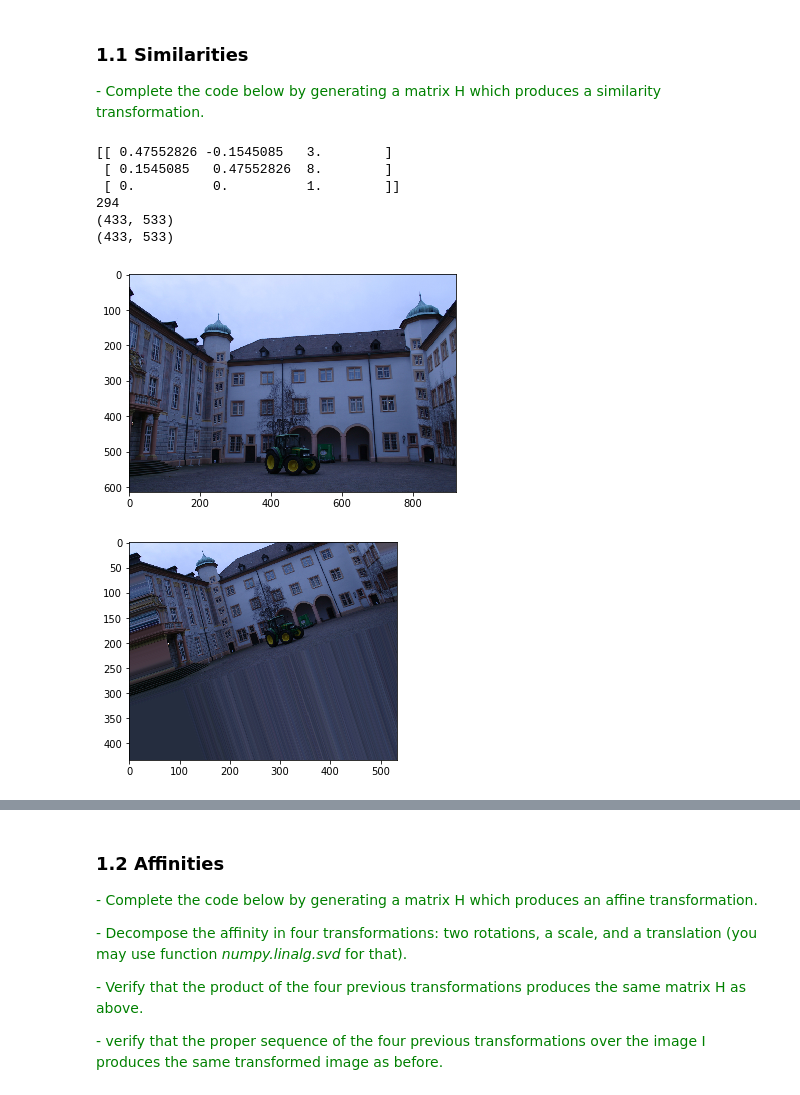
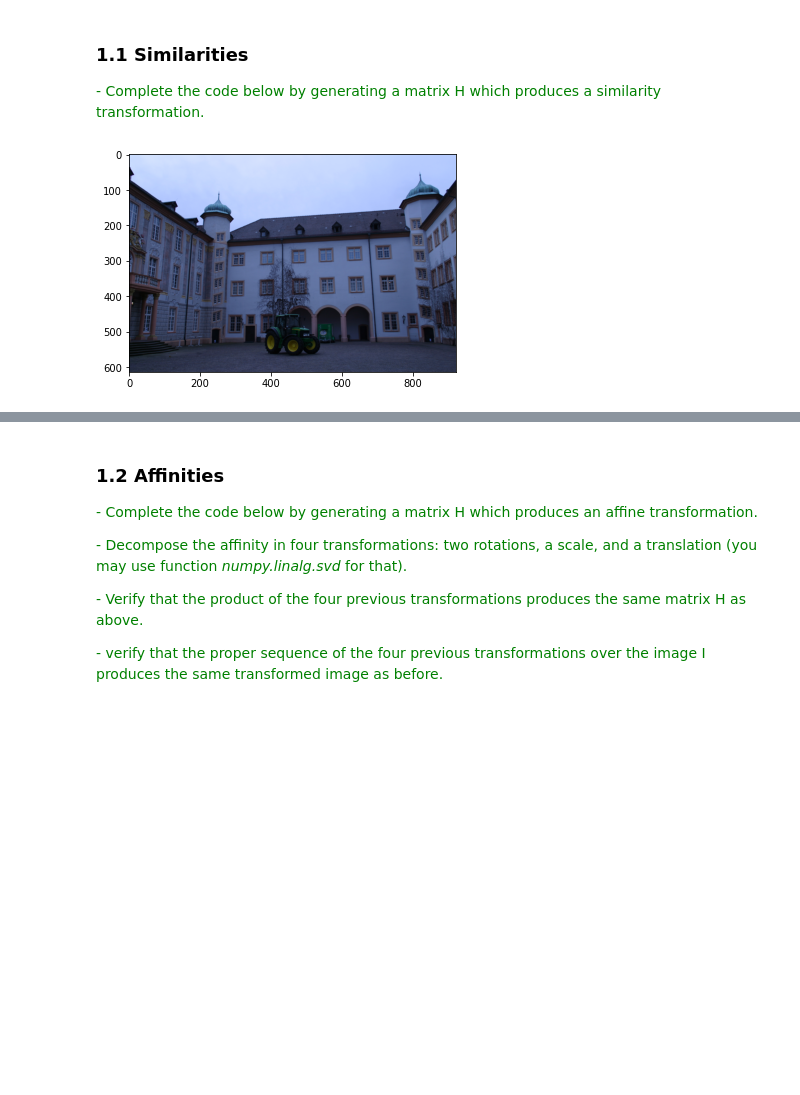
Before and after one commit to brugues/MCV-M4, a Jupyter notebook: lab1/lab1.ipynb, the cells around one changed output, grey strips where cells are left out. Drawn from its saved outputs; the diff is of its cells as text; code cells hidden in the pictures; blank space fills up the shorter version.

Commit message:
Apply_h function

```diff
--- a/lab1/lab1.ipynb
+++ b/lab1/lab1.ipynb
@@ -111,35 +88,34 @@ def apply_H(I, H):
 ### **1.1 Similarities**
 
 <span style='color:Green'> - Complete the code below by generating a matrix H which produces a similarity transformation. </span>
-# %%
-# Format of H in the slides (Lecture 2a)
-
-theta = 0.1*np.pi; # Random angle
-R = [[np.cos(theta), -np.sin(theta)], [np.sin(theta), np.cos(theta)]] #Rotation matrix (https://en.wikipedia.org/wiki/Rotation_matrix)
-s = 0.5 # Scaling factor
-t = [3, 8] # Translation Vector (random values)
-
-H = [[s*R[0][0],  s*R[0][1],  t[0]],
-     [s*R[1][0],  s*R[1][1],  t[1]],
-     [0,  0,  1]]
-
-print(np.asarray(H))
-
-img_path = "./Data/0000_s.png"
-I = Image.open(img_path)
-I_sim = apply_H(np.array(I), H)
-
-I_sim = Image.fromarray(I_sim.astype(np.uint8)) #to convert from array to image
-
-plot_img(I)
-
-plot_img(I_sim)
-# %% [output]
-[[ 0.47552826 -0.1545085   3.        ]
- [ 0.1545085   0.47552826  8.        ]
- [ 0.          0.          1.        ]]
-294
-(433, 533)
-(433, 533)
-[figure, removed]
-[figure, removed]
+# %%
+# Format of H in the slides (Lecture 2a)
+def _create_H(theta, R, s, t):
+    return [[s*R[0][0],  s*R[0][1],  t[0]],
+             [s*R[1][0],  s*R[1][1],  t[1]],
+             [0,  0,  1]]
+img_path = "./Data/0000_s.png"
+I = Image.open(img_path)
+plot_img(I)
+
+# Only Scale
+theta = 0; # Random angle
+R = [[np.cos(theta), -np.sin(theta)], [np.sin(theta), np.cos(theta)]] #Rotation matrix (https://en.wikipedia.org/wiki/Rotation_matrix)
+s = 0.5 # Scaling factor
+t = [0, 0] # Translation Vector (random values)
+I_scale = apply_H(np.array(I), _create_H(theta, R, s, t))
+I_scale = Image.fromarray(I_scale.astype(np.uint8)) #to convert from array to image
+
+# Scale and translation
+t = [50, 100]
+I_scale_translation = apply_H(np.array(I), _create_H(theta, R, s, t))
+I_scale_translation = Image.fromarray(I_scale_translation.astype(np.uint8)) #to convert from array to image
+
+
+# Scale, rotation and translation
+theta = 0.1*np.pi
+R = [[np.cos(theta), -np.sin(theta)], [np.sin(theta), np.cos(theta)]]
+I_scale_translation_rotation = apply_H(np.array(I), _create_H(theta, R, s, t))
+I_scale_translation_rotation = Image.fromarray(I_scale_translation_rotation.astype(np.uint8)) #to convert from array to image
+# %% [output]
+[figure, added]
```
Also changed, not shown: parts of 10 cells of this notebook.
